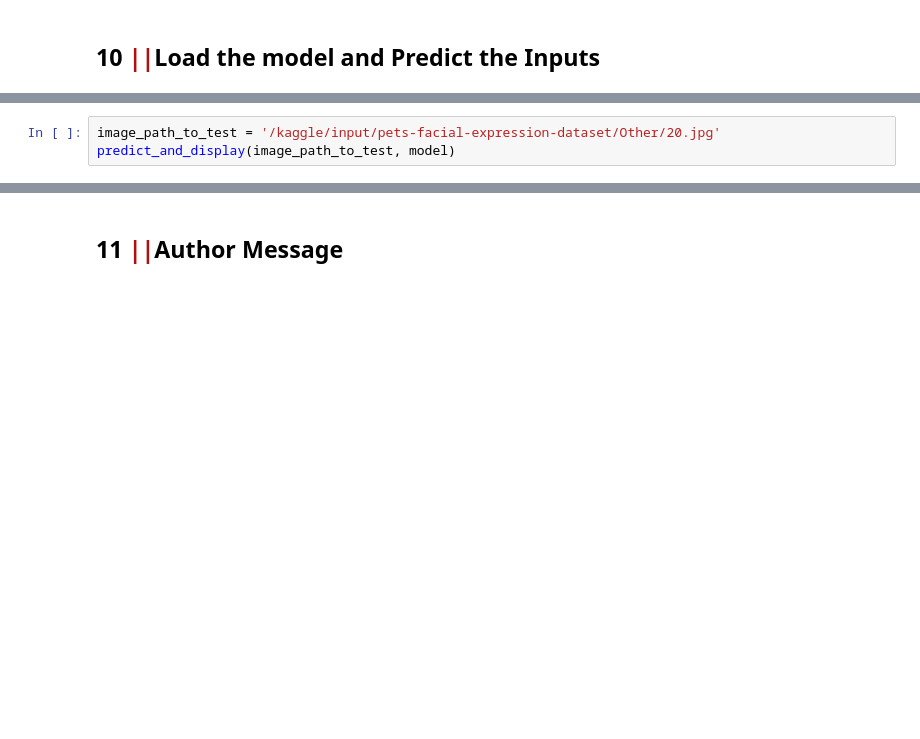
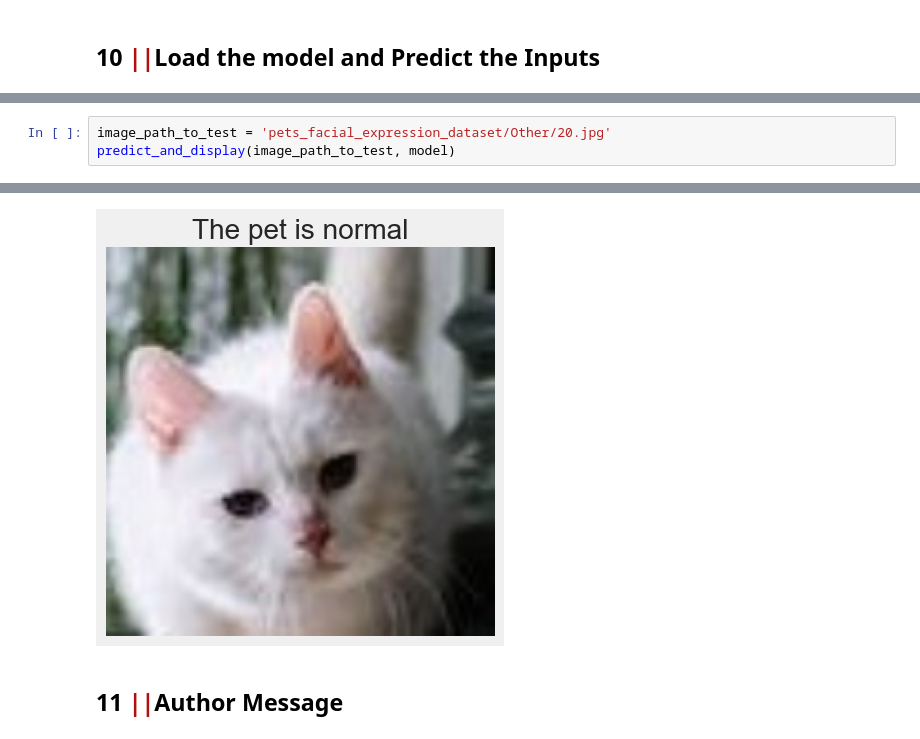
Before and after one commit to jeffeehsiung/Pet_Facial_Expression_Recognition, a Jupyter notebook: pet_facial_emotion_effi.ipynb, the cells around one changed output, grey strips where cells are left out. Cells and saved outputs as stored; diff of their text form; blank space fills up the shorter version.

```diff
--- a/pet_facial_emotion_effi.ipynb
+++ b/pet_facial_emotion_effi.ipynb
@@ -614,3 +762,4 @@ predict_and_display(image_path_to_test, model)
 # %%
-image_path_to_test = '/kaggle/input/pets-facial-expression-dataset/Other/20.jpg'
+image_path_to_test = 'pets_facial_expression_dataset/Other/20.jpg'
 predict_and_display(image_path_to_test, model)
+# %% [output]
@@ -617,3 +767,4 @@ predict_and_display(image_path_to_test, model)
+[figure, added]
 # %% [markdown]
 <a id="11"></a>
 ## <b>11 <span style='color:#B21010'>||</span>Author Message</b>
```
Also changed, not shown: parts of 26 cells of this notebook.
